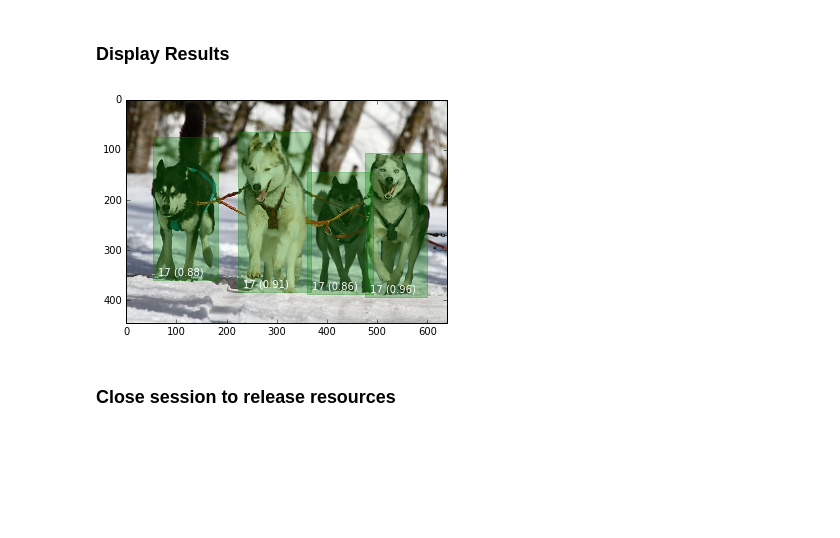
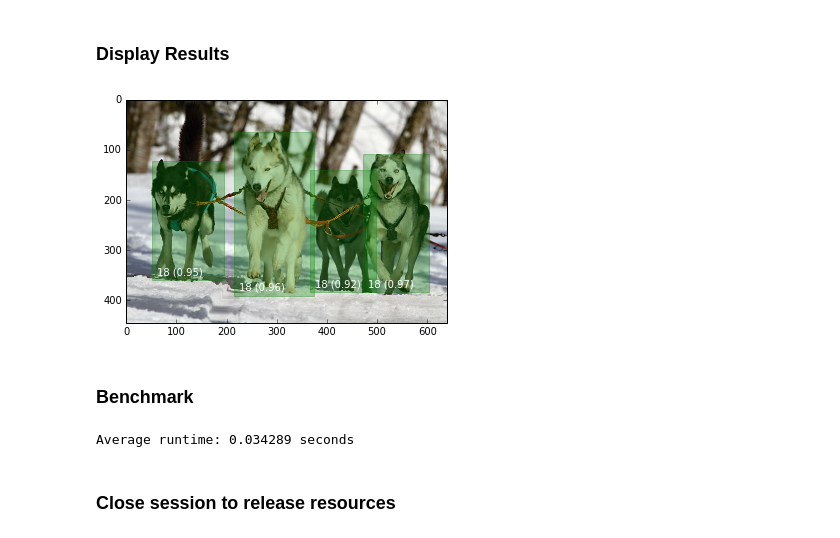
Before and after one commit to NVIDIA-AI-IOT/tf_trt_models, a Jupyter notebook: examples/detection/detection.ipynb, the cells around one changed output. Saved outputs shown, nothing was run; the diff lists cells and outputs as text; code cells hidden in the pictures; blank space fills up the shorter version.

Commit message:
updated example notebook to use new output names and benchmark

```diff
--- a/examples/detection/detection.ipynb
+++ b/examples/detection/detection.ipynb
@@ -14,7 +15,7 @@ from tf_trt_models.detection import download_detection_model, build_detection_gr
 
 %matplotlib inline
 # %%
-MODEL = 'ssd_inception_v2_coco'
+MODEL = 'ssd_mobilenet_v1_coco'
 DATA_DIR = './data/'
 CONFIG_FILE = MODEL + '.config'   # ./data/ssd_inception_v2_coco.config
 CHECKPOINT_FILE = 'model.ckpt'    # ./data/ssd_inception_v2_coco/model.ckpt
@@ -32,7 +33,9 @@ config_path, checkpoint_path = download_detection_model(MODEL, 'data')
 # %%
 frozen_graph, input_names, output_names = build_detection_graph(
     config=config_path,
-    checkpoint=checkpoint_path
+    checkpoint=checkpoint_path,
+    score_threshold=0.3,
+    batch_size=1
 )
 # %% [output]
 INFO:tensorflow:depth of additional conv before box predictor: 0
@@ -73,9 +88,10 @@ tf_sess = tf.Session(config=tf_config)
 tf.import_graph_def(trt_graph, name='')
 
 tf_input = tf_sess.graph.get_tensor_by_name(input_names[0] + ':0')
-tf_scores = tf_sess.graph.get_tensor_by_name('scores:0')
-tf_boxes = tf_sess.graph.get_tensor_by_name('boxes:0')
-tf_classes = tf_sess.graph.get_tensor_by_name('classes:0')
+tf_scores = tf_sess.graph.get_tensor_by_name('detection_scores:0')
+tf_boxes = tf_sess.graph.get_tensor_by_name('detection_boxes:0')
+tf_classes = tf_sess.graph.get_tensor_by_name('detection_classes:0')
+tf_num_detections = tf_sess.graph.get_tensor_by_name('num_detections:0')
 # %% [markdown]
 ### Load and Preprocess Image
 # %%
@@ -90,39 +106,51 @@ image = np.array(image)
 # %% [markdown]
 ### Run network on Image
 # %%
-scores, boxes, classes = tf_sess.run([tf_scores, tf_boxes, tf_classes], feed_dict={
+scores, boxes, classes, num_detections = tf_sess.run([tf_scores, tf_boxes, tf_classes, tf_num_detections], feed_dict={
     tf_input: image_resized[None, ...]
 })
 
 boxes = boxes[0] # index by 0 to remove batch dimension
 scores = scores[0]
 classes = classes[0]
+num_detections = num_detections[0]
 # %% [markdown]
 ### Display Results
 # %%
-score_thresh = 0.85
-
 fig = plt.figure()
 ax = fig.add_subplot(1, 1, 1)
 
 ax.imshow(image)
 
 # plot boxes exceeding score threshold
-for i in range(len(scores)):
-    if scores[i] > score_thresh:
-        # scale box to image coordinates
-        box = boxes[i] * np.array([image.shape[0], image.shape[1], image.shape[0], image.shape[1]])
+for i in range(num_detections):
+    # scale box to image coordinates
+    box = boxes[i] * np.array([image.shape[0], image.shape[1], image.shape[0], image.shape[1]])
 
-        # display rectangle
-        patch = patches.Rectangle((box[1], box[0]), box[3] - box[1], box[2] - box[0], color='g', alpha=0.3)
-        ax.add_patch(patch)
+    # display rectangle
+    patch = patches.Rectangle((box[1], box[0]), box[3] - box[1], box[2] - box[0], color='g', alpha=0.3)
+    ax.add_patch(patch)
 
-        # display class index and score
-        plt.text(x=box[1] + 10, y=box[2] - 10, s='%d (%0.2f) ' % (classes[i], scores[i]), color='w')
+    # display class index and score
+    plt.text(x=box[1] + 10, y=box[2] - 10, s='%d (%0.2f) ' % (classes[i], scores[i]), color='w')
 
 plt.show()
 # %% [output]
-[figure, old version]
+[figure, new version]
+# %% [markdown]
+### Benchmark
+# %%
+num_samples = 50
+
+t0 = time.time()
+for i in range(num_samples):
+    scores, boxes, classes, num_detections = tf_sess.run([tf_scores, tf_boxes, tf_classes, tf_num_detections], feed_dict={
+        tf_input: image_resized[None, ...]
+    })
+t1 = time.time()
+print('Average runtime: %f seconds' % (float(t1 - t0) / num_samples))
+# %% [output]
+Average runtime: 0.034289 seconds
 # %% [markdown]
 ### Close session to release resources
 # %%
```
Also changed, not shown: parts of 3 cells of this notebook.
